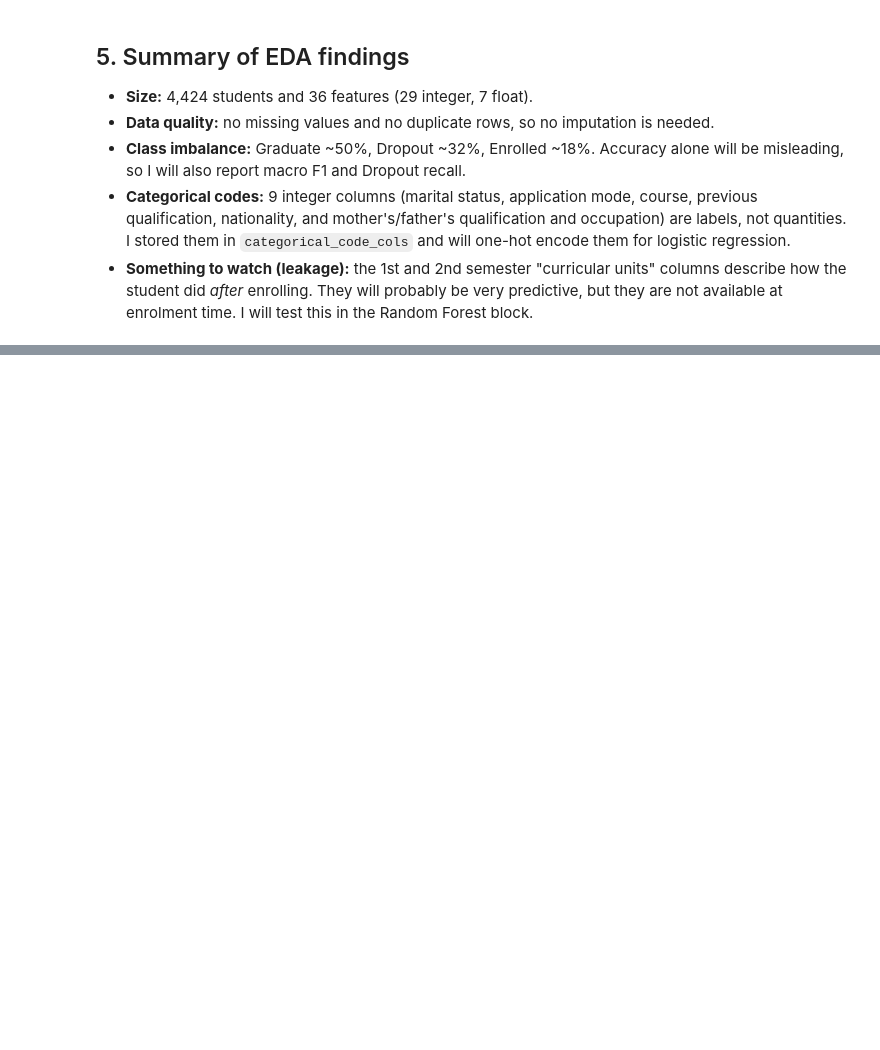
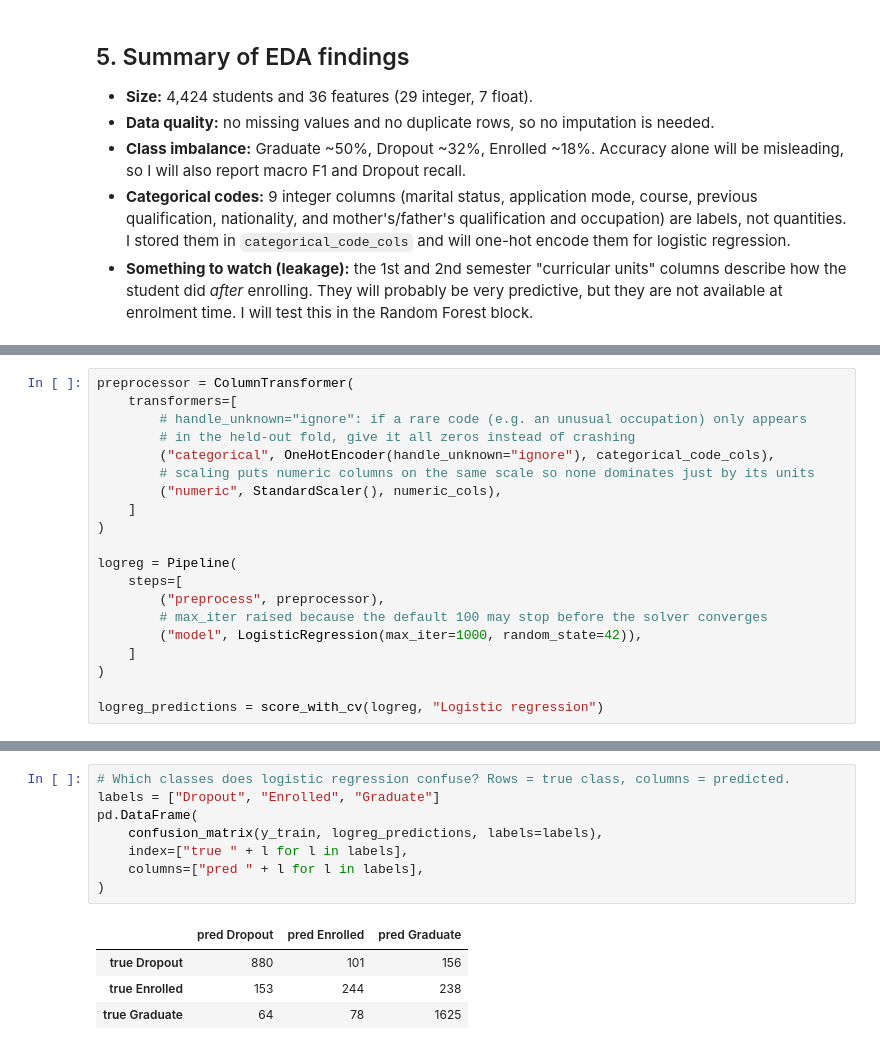
Before and after one commit to Mishiez/learning-patterns-ml, a Jupyter notebook: j1-supervised-unsupervised/notebooks/01_supervised_student_dropout.ipynb, the cells around one changed output, grey strips where cells are left out. Cells and saved outputs as stored; diff of their text form; blank space fills up the shorter version.

Commit message:
baseline models

```diff
--- a/j1-supervised-unsupervised/notebooks/01_supervised_student_dropout.ipynb
+++ b/j1-supervised-unsupervised/notebooks/01_supervised_student_dropout.ipynb
@@ -167,0 +266,20 @@ dtype: int64
+# %%
+preprocessor = ColumnTransformer(
+    transformers=[
+        # handle_unknown="ignore": if a rare code (e.g. an unusual occupation) only appears
+        # in the held-out fold, give it all zeros instead of crashing
+        ("categorical", OneHotEncoder(handle_unknown="ignore"), categorical_code_cols),
+        # scaling puts numeric columns on the same scale so none dominates just by its units
+        ("numeric", StandardScaler(), numeric_cols),
+    ]
+)
+
+logreg = Pipeline(
+    steps=[
+        ("preprocess", preprocessor),
+        # max_iter raised because the default 100 may stop before the solver converges
+        ("model", LogisticRegression(max_iter=1000, random_state=42)),
+    ]
+)
+
+logreg_predictions = score_with_cv(logreg, "Logistic regression")
@@ -167,0 +299,13 @@ dtype: int64
+# %%
+# Which classes does logistic regression confuse? Rows = true class, columns = predicted.
+labels = ["Dropout", "Enrolled", "Graduate"]
+pd.DataFrame(
+    confusion_matrix(y_train, logreg_predictions, labels=labels),
+    index=["true " + l for l in labels],
+    columns=["pred " + l for l in labels],
+)
+# %% [output]
+|  | pred Dropout | pred Enrolled | pred Graduate |
+| true Dropout | 880 | 101 | 156 |
+| true Enrolled | 153 | 244 | 238 |
+| true Graduate | 64 | 78 | 1625 |
```
Also changed, not shown: parts of 9 cells of this notebook.
